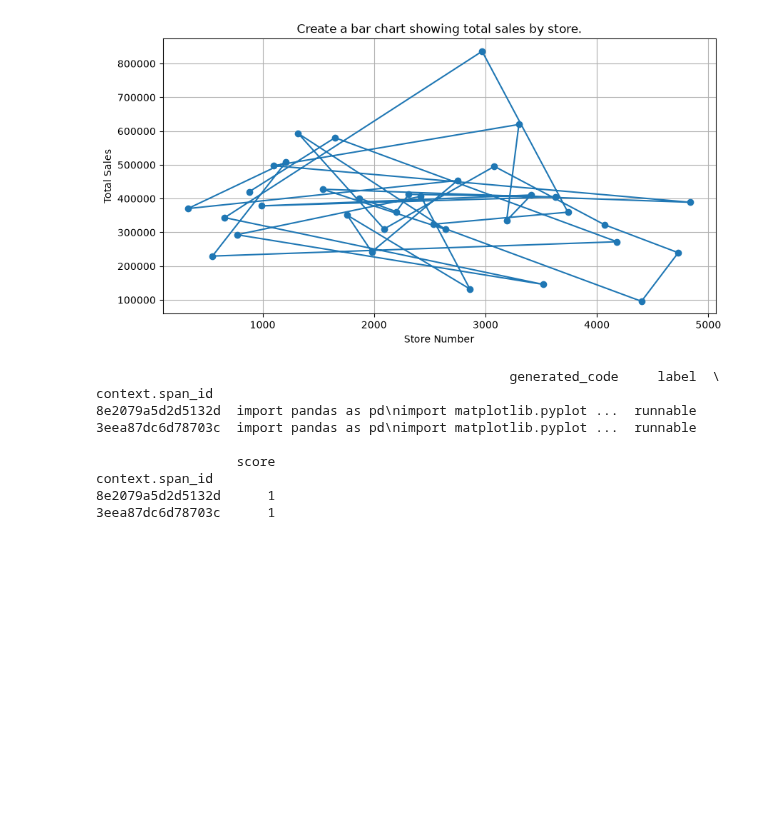
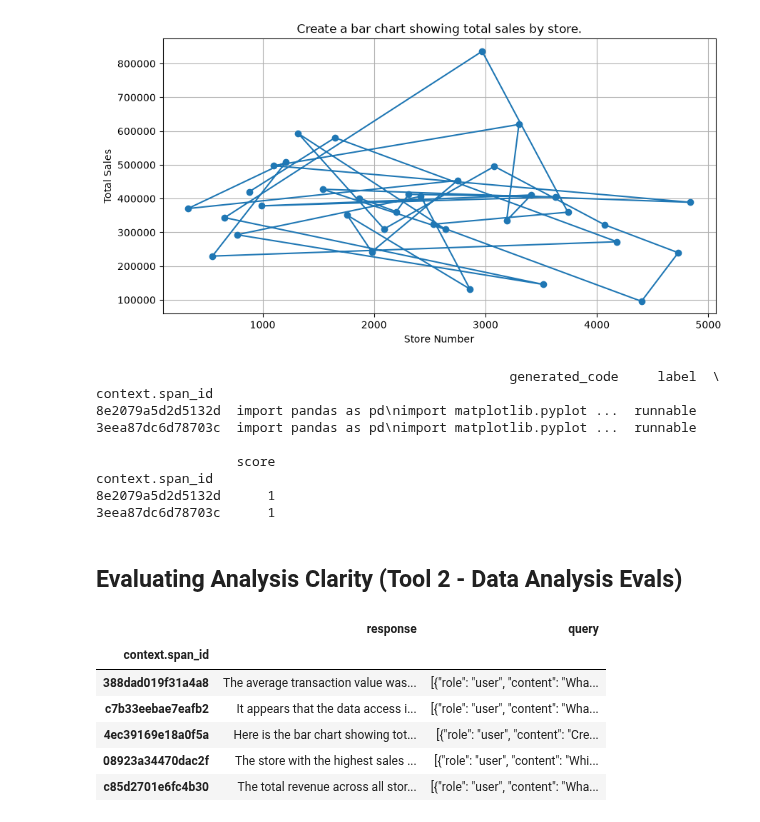
Before and after one commit to Nada-diaelsaid/sales_agent, a Jupyter notebook: agent_evals.ipynb, the cells around one changed output. Drawn from its saved outputs; the diff is of its cells as text; code cells hidden in the pictures; blank space fills up the shorter version.

Commit message:
Add clarity evaluations to the agent's answers, either clear or unclear

```diff
--- a/agent_evals.ipynb
+++ b/agent_evals.ipynb
@@ -658,3 +658,31 @@ PhoenixClient().spans.log_span_annotations_dataframe(
     annotator_kind="CODE",
     annotation_name="Runnable Code Eval"
 )
+# %% [markdown]
+## Evaluating Analysis Clarity (Tool 2 - Data Analysis Evals)
+# %%
+# Export spans of kind `AGENT` (top level span) to a dataframe
+# We will ise LLM-as-a-judge
+query = SpanQuery().where(
+    "span_kind=='AGENT'"
+).select(
+    # reponse and query are the same variables that will be passed to the template prompt that we will pass to the LLM judge (CLARITY_LLM_JUDGE_PROMPT)
+    response="output.value",
+    query="input.value"
+)
+
+# The Phoenix Client can take this query and return the dataframe.
+clarity_df = PhoenixClient().spans.get_spans_dataframe(
+    query=query,
+    project_name=PROJECT_NAME,
+    timeout=None)
+
+clarity_df.head()
+# %% [output]
+|  | response | query |
+| context.span_id |  |  |
+| 388dad019f31a4a8 | The average transaction value was... | [{"role": "user", "content": "Wha... |
+| c7b33eebae7eafb2 | It appears that the data access i... | [{"role": "user", "content": "Wha... |
+| 4ec39169e18a0f5a | Here is the bar chart showing tot... | [{"role": "user", "content": "Cre... |
+| 08923a34470dac2f | The store with the highest sales ... | [{"role": "user", "content": "Whi... |
+| c85d2701e6fc4b30 | The total revenue across all stor... | [{"role": "user", "content": "Wha... |
```
Also changed, not shown: parts of 5 cells of this notebook, 3 other files.
